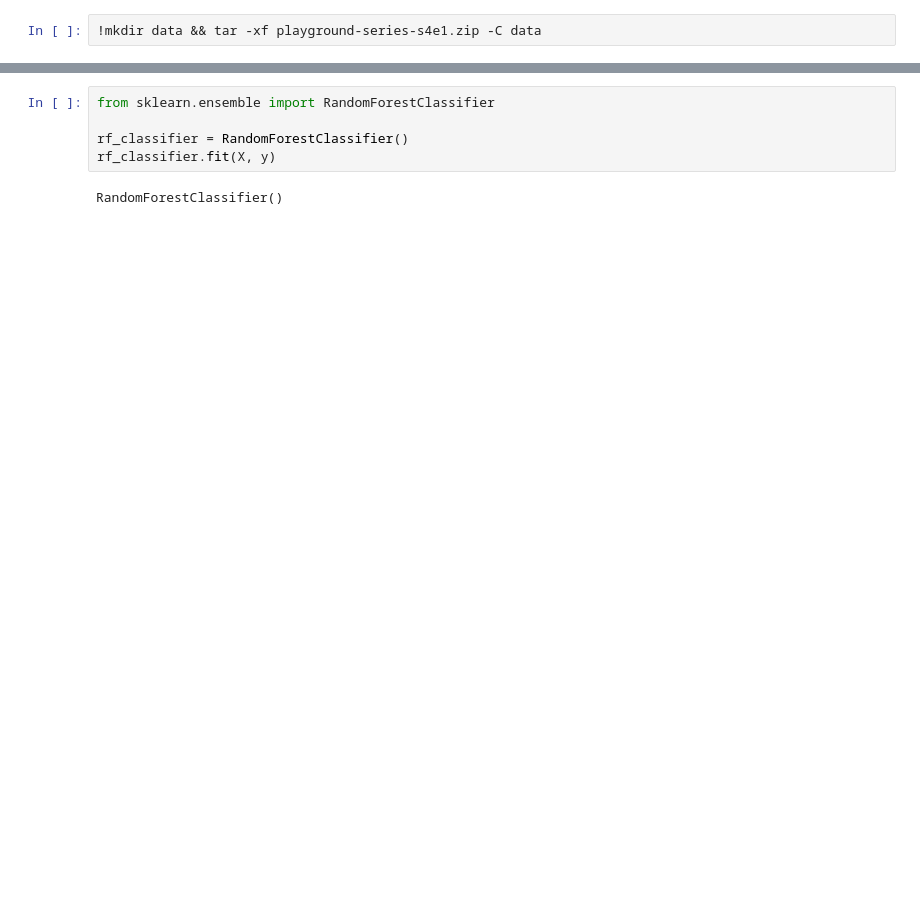
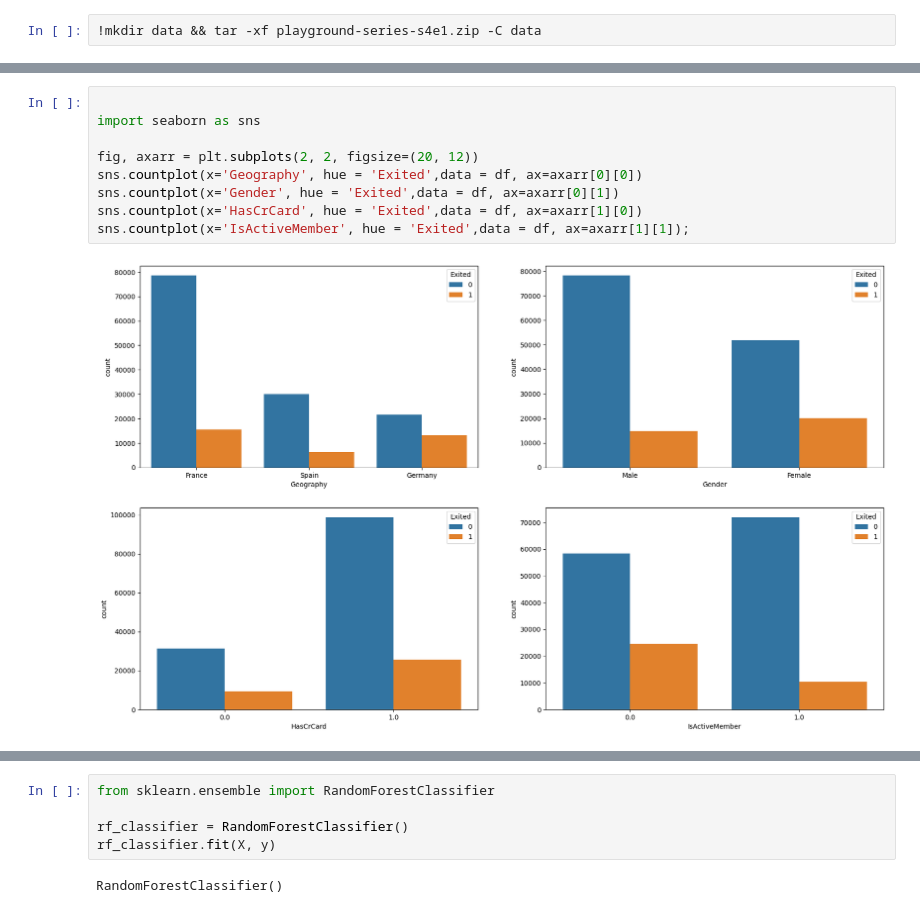
Before and after one commit to nodelike/kaggle-competitions, a Jupyter notebook: bank-churn/bank-churn.ipynb, the cells around one changed output, grey strips where cells are left out. Drawn from its saved outputs; the diff is of its cells as text; blank space fills up the shorter version.

```diff
--- a/bank-churn/bank-churn.ipynb
+++ b/bank-churn/bank-churn.ipynb
@@ -38,0 +29,11 @@ y = y.to("cpu")
+# %%
+
+import seaborn as sns
+
+fig, axarr = plt.subplots(2, 2, figsize=(20, 12))
+sns.countplot(x='Geography', hue = 'Exited',data = df, ax=axarr[0][0])
+sns.countplot(x='Gender', hue = 'Exited',data = df, ax=axarr[0][1])
+sns.countplot(x='HasCrCard', hue = 'Exited',data = df, ax=axarr[1][0])
+sns.countplot(x='IsActiveMember', hue = 'Exited',data = df, ax=axarr[1][1]);
+# %% [output]
+[figure, added]
```
Also changed, not shown: parts of 28 cells of this notebook, 8 other files.
